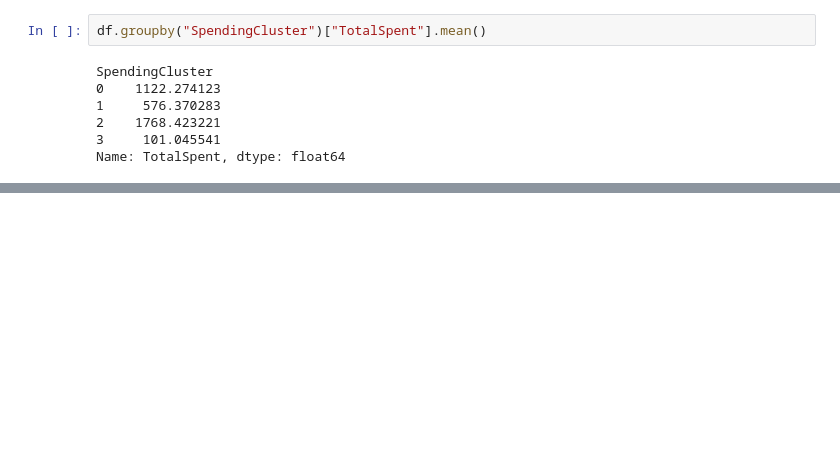
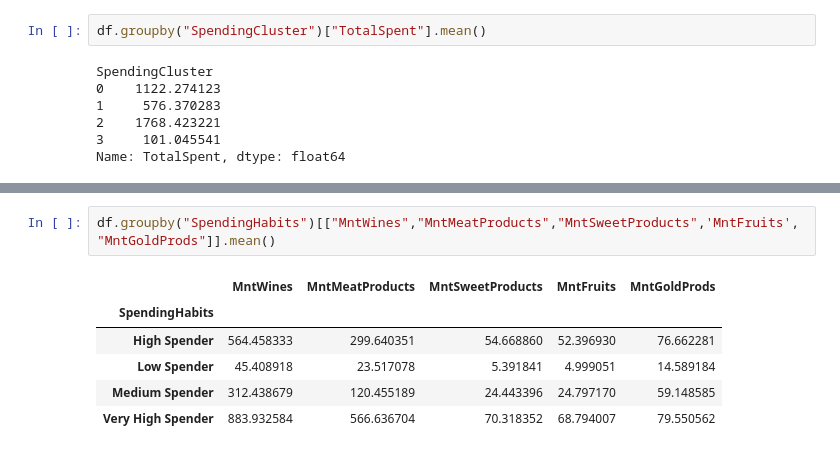
Before and after one commit to joojaa7/dataK-koneO, a Jupyter notebook: Project/project.ipynb, the cells around one changed output, grey strips where cells are left out. Drawn from its saved outputs; the diff is of its cells as text; blank space fills up the shorter version.

```diff
--- a/Project/project.ipynb
+++ b/Project/project.ipynb
@@ -311,0 +336,9 @@ plt.legend(loc='center left', bbox_to_anchor=(1.0, 0.5))
+# %%
+df.groupby("SpendingHabits")[["MntWines","MntMeatProducts","MntSweetProducts",'MntFruits', "MntGoldProds"]].mean()
+# %% [output]
+|  | MntWines | MntMeatProducts | MntSweetProducts | MntFruits | MntGoldProds |
+| SpendingHabits |  |  |  |  |  |
+| High Spender | 564.458333 | 299.640351 | 54.668860 | 52.396930 | 76.662281 |
+| Low Spender | 45.408918 | 23.517078 | 5.391841 | 4.999051 | 14.589184 |
+| Medium Spender | 312.438679 | 120.455189 | 24.443396 | 24.797170 | 59.148585 |
+| Very High Spender | 883.932584 | 566.636704 | 70.318352 | 68.794007 | 79.550562 |
```
Also changed, not shown: parts of 9 cells of this notebook.
